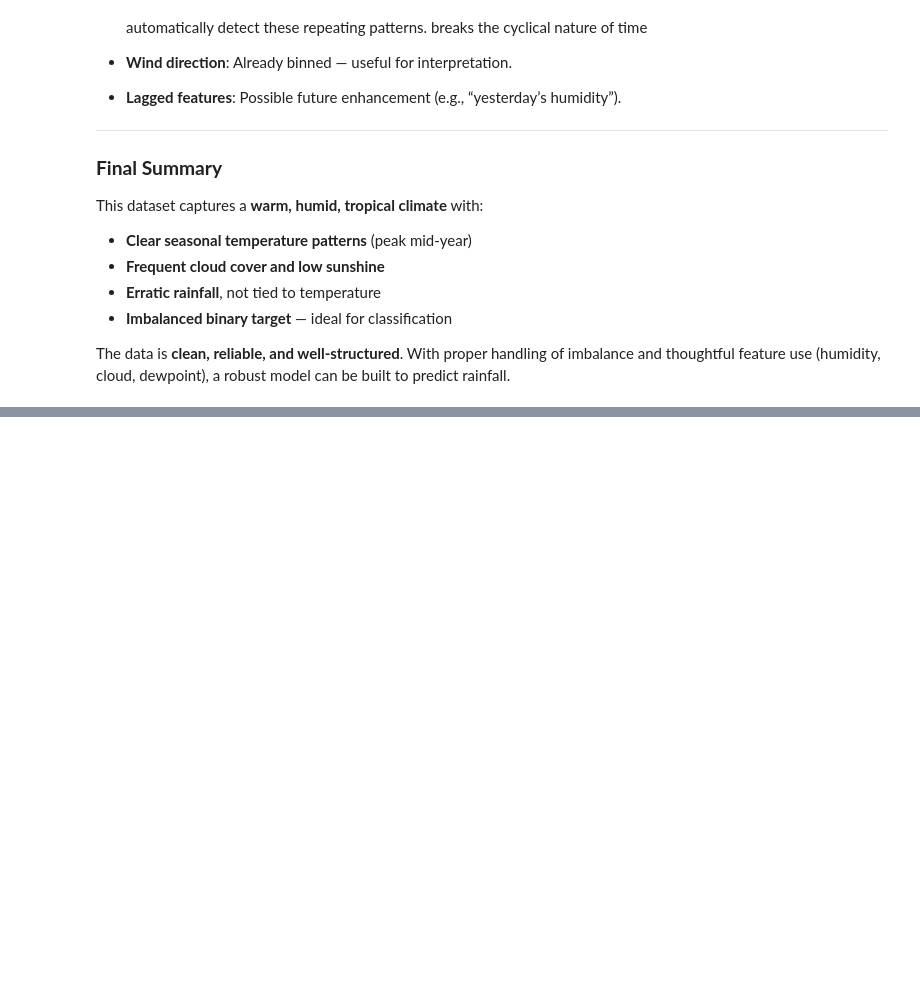
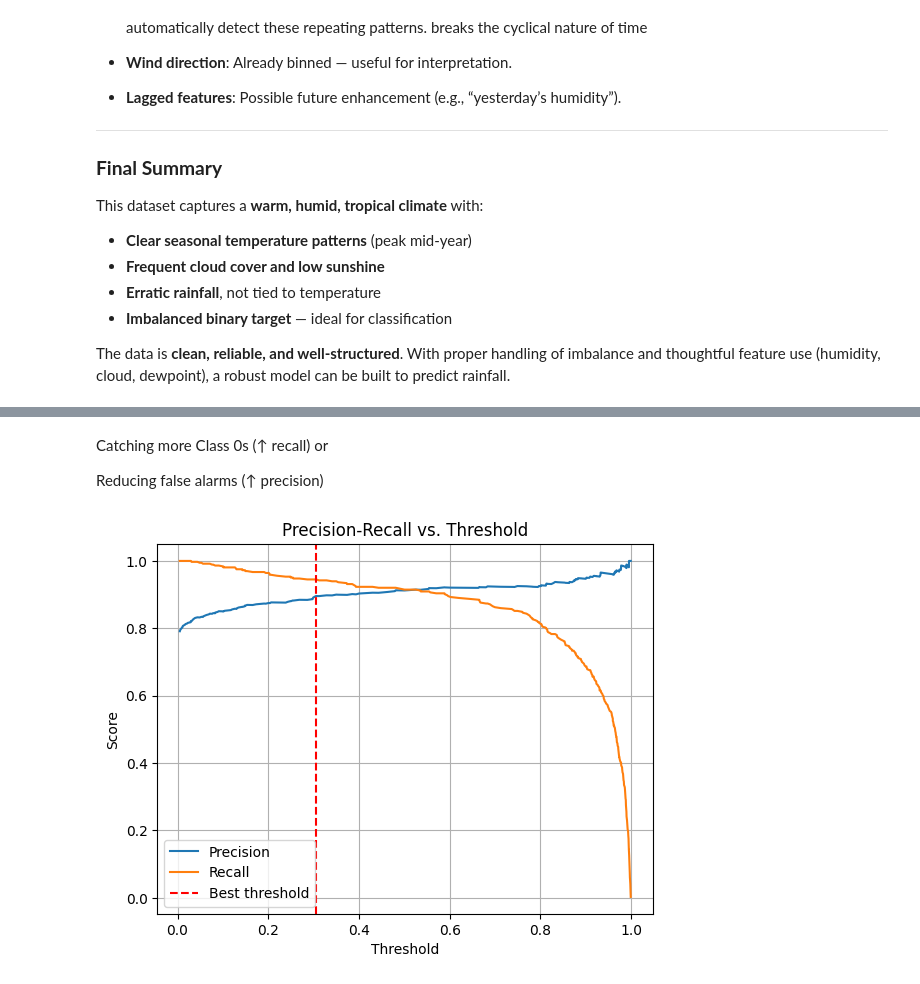
Before and after one commit to ayushsyntax/SkyCast, a Jupyter notebook: projectRain.ipynb, the cells around one changed output, grey strips where cells are left out. Saved outputs shown, nothing was run; the diff lists cells and outputs as text; code cells hidden in the pictures; blank space fills up the shorter version.

```diff
--- a/projectRain.ipynb
+++ b/projectRain.ipynb
@@ -595,0 +649,4 @@ The data is **clean, reliable, and well-structured**. With proper handling of im
+# %%
+X = train.drop(['id', 'rainfall', 'day'], axis=1)
+y = train['rainfall']
+X_test = test.drop(['id', 'day'], axis=1)
@@ -595,0 +787,16 @@ The data is **clean, reliable, and well-structured**. With proper handling of im
+# %%
+from xgboost import XGBClassifier
+
+xgb = XGBClassifier(
+    n_estimators=300,
+    max_depth=5,
+    learning_rate=0.05,
+    subsample=0.8,
+    colsample_bytree=0.8,
+    scale_pos_weight=2,
+    random_state=42,
+    use_label_encoder=False,
+    eval_metric='logloss',
+)
+
+xgb.fit(X_train_res, y_train_res)
@@ -595,0 +819,13 @@ The data is **clean, reliable, and well-structured**. With proper handling of im
+# %%
+from sklearn.metrics import precision_recall_curve, classification_report
+
+y_probs = xgb.predict_proba(X_test)[:, 1]
+precisions, recalls, thresholds = precision_recall_curve(y_test, y_probs)
+
+f1_scores = 2 * (precisions * recalls) / (precisions + recalls)
+best_idx = f1_scores.argmax()
+best_thresh = thresholds[best_idx]
+
+y_pred_opt = (y_probs >= best_thresh).astype(int)
+print(f"Optimal threshold: {best_thresh:.2f}")
+print(classification_report(y_test, y_pred_opt))
@@ -595,0 +842,18 @@ The data is **clean, reliable, and well-structured**. With proper handling of im
+# %% [markdown]
+Catching more Class 0s (↑ recall) or
+
+Reducing false alarms (↑ precision)
+# %%
+import matplotlib.pyplot as plt
+
+plt.plot(thresholds, precisions[:-1], label='Precision')
+plt.plot(thresholds, recalls[:-1], label='Recall')
+plt.axvline(x=best_thresh, color='r', linestyle='--', label='Best threshold')
+plt.xlabel("Threshold")
+plt.ylabel("Score")
+plt.title("Precision-Recall vs. Threshold")
+plt.legend()
+plt.grid()
+plt.show()
+# %% [output]
+[figure, added]
```
Also changed, not shown: parts of 26 cells of this notebook.
